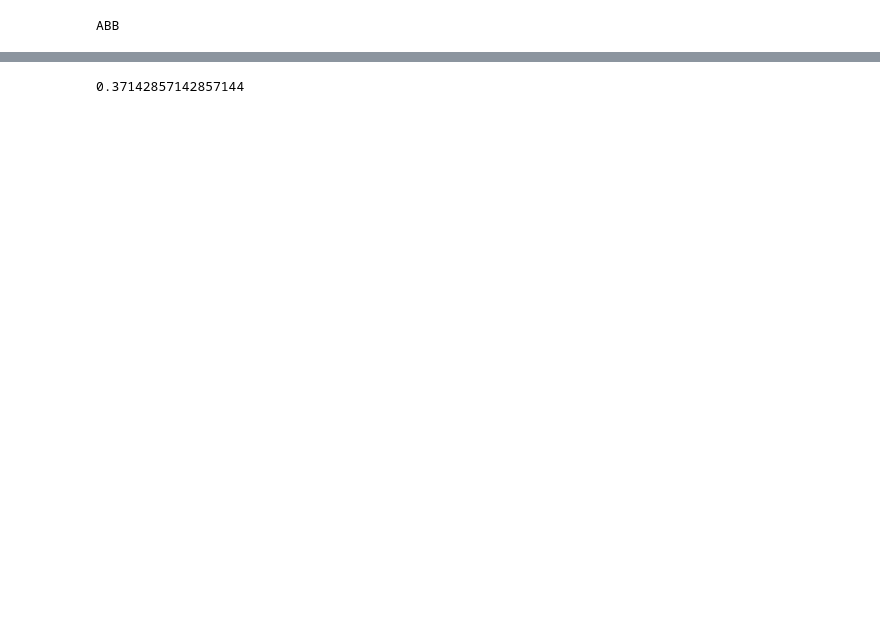
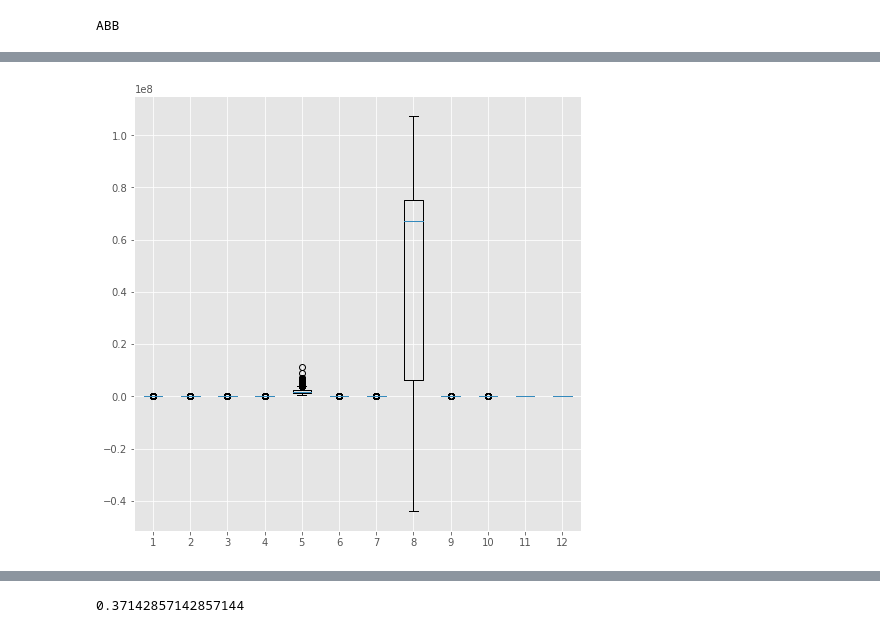
Before and after one commit to Pentaflouride/Finance-Ai, a Jupyter notebook: Financial AI.ipynb, the cells around one changed output, grey strips where cells are left out. Drawn from its saved outputs; the diff is of its cells as text; code cells hidden in the pictures; blank space fills up the shorter version.

Commit message:
Fixed data handling issue Have fun

```diff
--- a/Financial AI.ipynb
+++ b/Financial AI.ipynb
@@ -144,0 +145,7 @@ Date
+# %%
+# looking at the data before any operations are made
+fig = plt.figure(figsize=[8,8])
+ax = fig.add_subplot(1,1,1)
+ax.boxplot(df);
+# %% [output]
+[figure, added]
```
Also changed, not shown: parts of 11 cells of this notebook.
